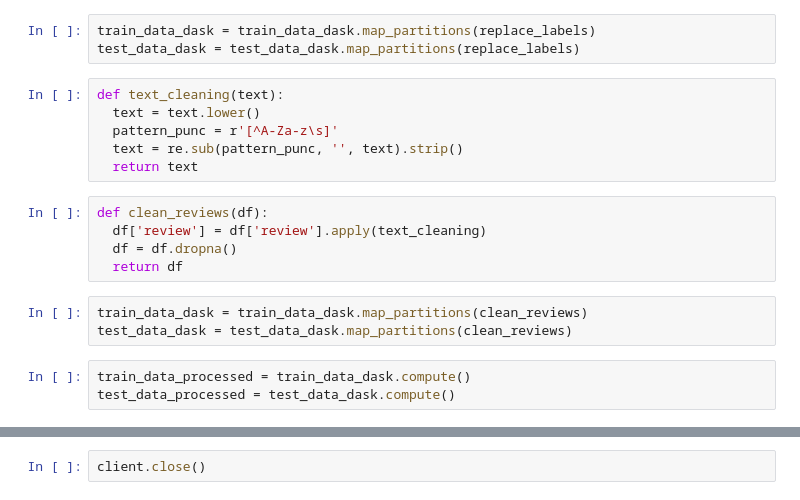
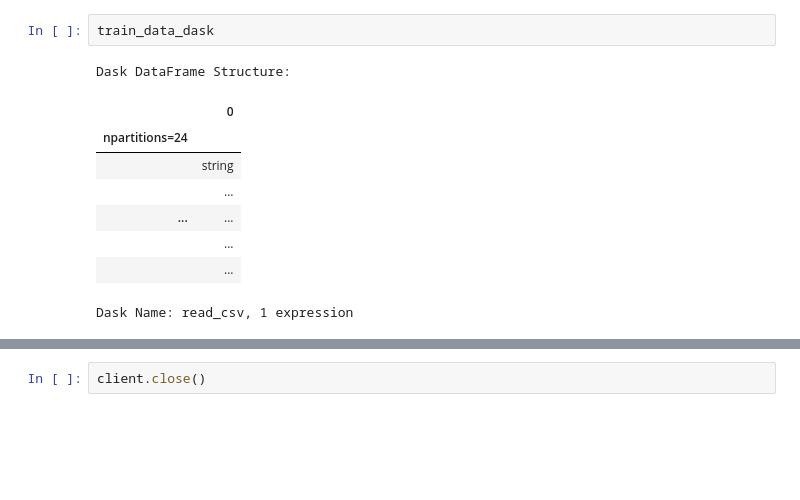
Before and after one commit to ChaudharyAnshul/CSYE-7105, a Jupyter notebook: Project/notebooks/POC.ipynb, the cells around one changed output, grey strips where cells are left out. Saved outputs shown, nothing was run; the diff lists cells and outputs as text; blank space fills up the shorter version.

```diff
--- a/Project/notebooks/POC.ipynb
+++ b/Project/notebooks/POC.ipynb
@@ -59,23 +46,15 @@ def replace_labels(df):
-# %%
-train_data_dask = train_data_dask.map_partitions(replace_labels)
-test_data_dask = test_data_dask.map_partitions(replace_labels)
-# %%
-def text_cleaning(text):
-  text = text.lower()
-  pattern_punc = r'[^A-Za-z\s]'
-  text = re.sub(pattern_punc, '', text).strip()
-  return text
-# %%
-def clean_reviews(df):
-  df['review'] = df['review'].apply(text_cleaning)
-  df = df.dropna()
-  return df
-# %%
-train_data_dask = train_data_dask.map_partitions(clean_reviews)
-test_data_dask = test_data_dask.map_partitions(clean_reviews)
-# %%
-train_data_processed = train_data_dask.compute()
-test_data_processed = test_data_dask.compute()
+# %%
+train_data_dask
+# %% [output]
+Dask DataFrame Structure:
+|  | 0 |
+| npartitions=24 |  |
+|  | string |
+|  | ... |
+| ... | ... |
+|  | ... |
+|  | ... |
+Dask Name: read_csv, 1 expression
 # %%
 test_data_dask
 # %% [output]
```
Also changed, not shown: parts of 57 cells of this notebook, 3 other files.
